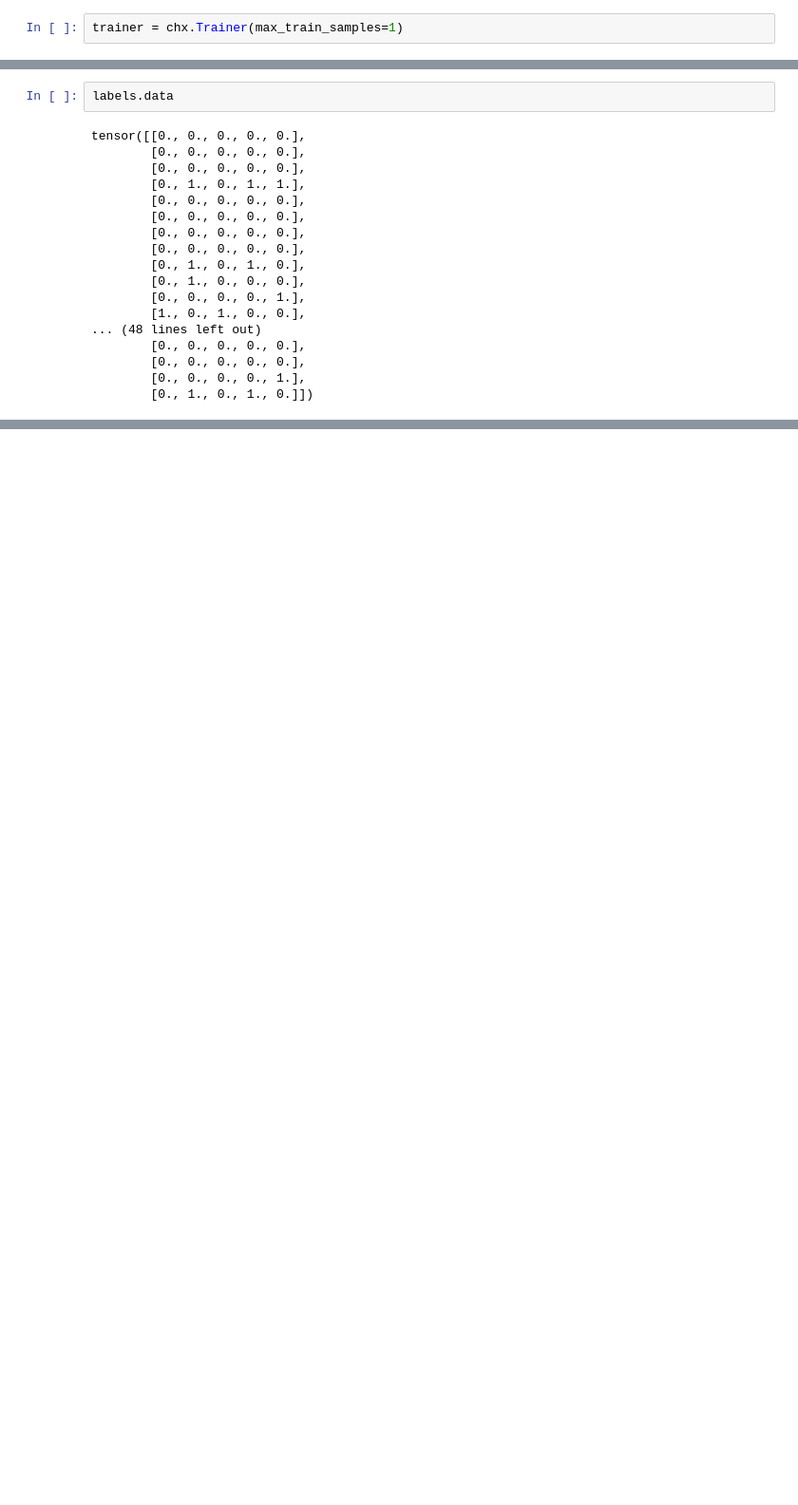
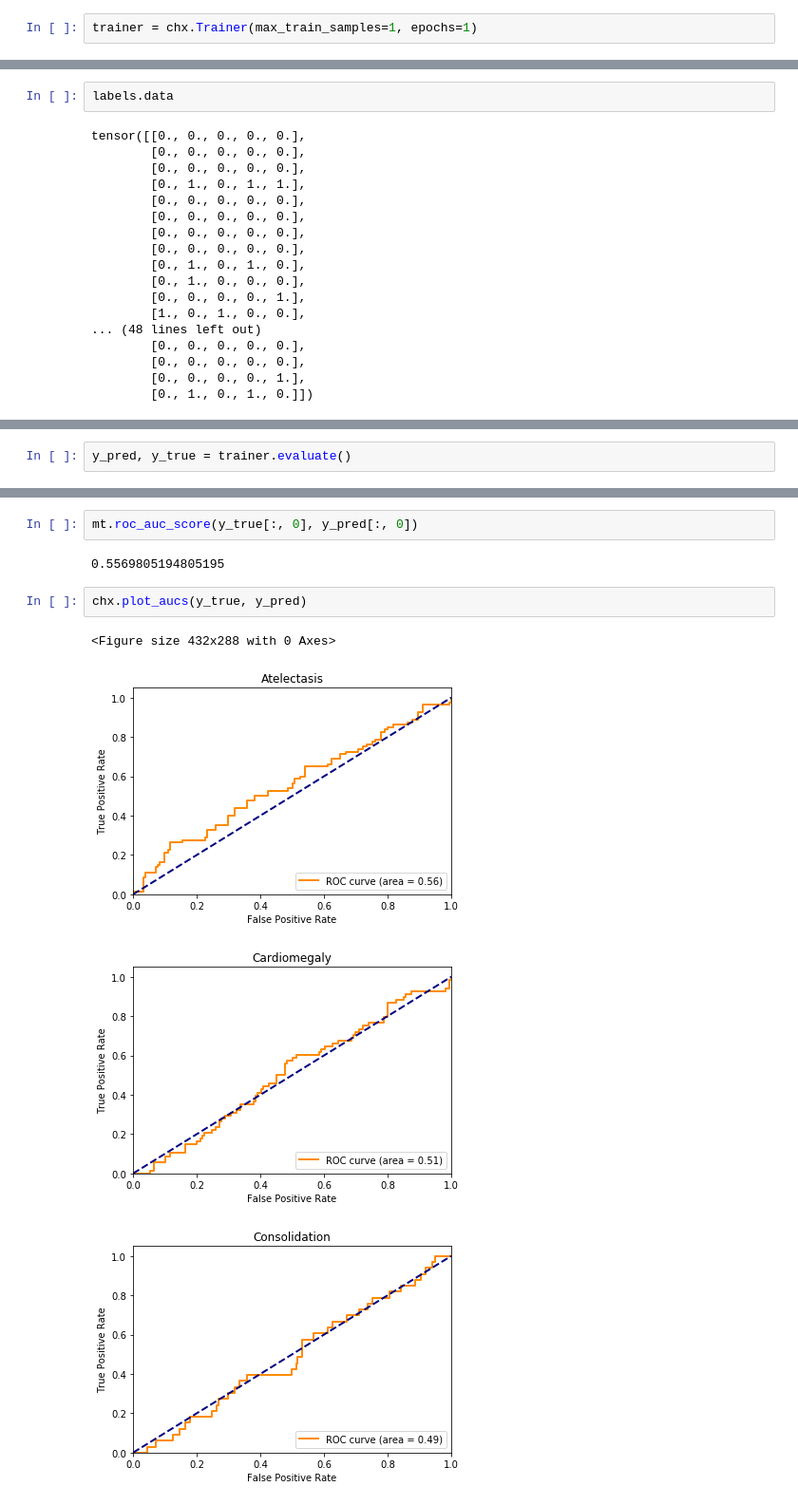
Before and after one commit to habbes/chest-xrays, a Jupyter notebook: habbes-tinker.ipynb, the cells around one changed output, grey strips where cells are left out. Shown at 95% size. Saved outputs shown, nothing was run; the diff lists cells and outputs as text; blank space fills up the shorter version.

Commit message:
Add plots for validation results

```diff
--- a/habbes-tinker.ipynb
+++ b/habbes-tinker.ipynb
@@ -21,7 +22,7 @@ reload(chx)
 # %% [output]
 <module 'chexpert' from '/Users/habbes/code/class/bd4h/chexpert/chexpert.py'>
 # %%
-trainer = chx.Trainer(max_train_samples=1)
+trainer = chx.Trainer(max_train_samples=1, epochs=1)
 # %%
 trainer.train()
 # %% [output]
@@ -133,0 +269,2 @@ tensor([[0., 0., 0., 0., 0.],
+# %%
+y_pred, y_true = trainer.evaluate()
@@ -133,0 +281,11 @@ tensor([[0., 0., 0., 0., 0.],
+# %%
+mt.roc_auc_score(y_true[:, 0], y_pred[:, 0])
+# %% [output]
+0.5569805194805195
+# %%
+chx.plot_aucs(y_true, y_pred)
+# %% [output]
+<Figure size 432x288 with 0 Axes>
+[figure, added]
+[figure, added]
+[figure, added]
```
Also changed, not shown: parts of 26 cells of this notebook, 4 other files.
